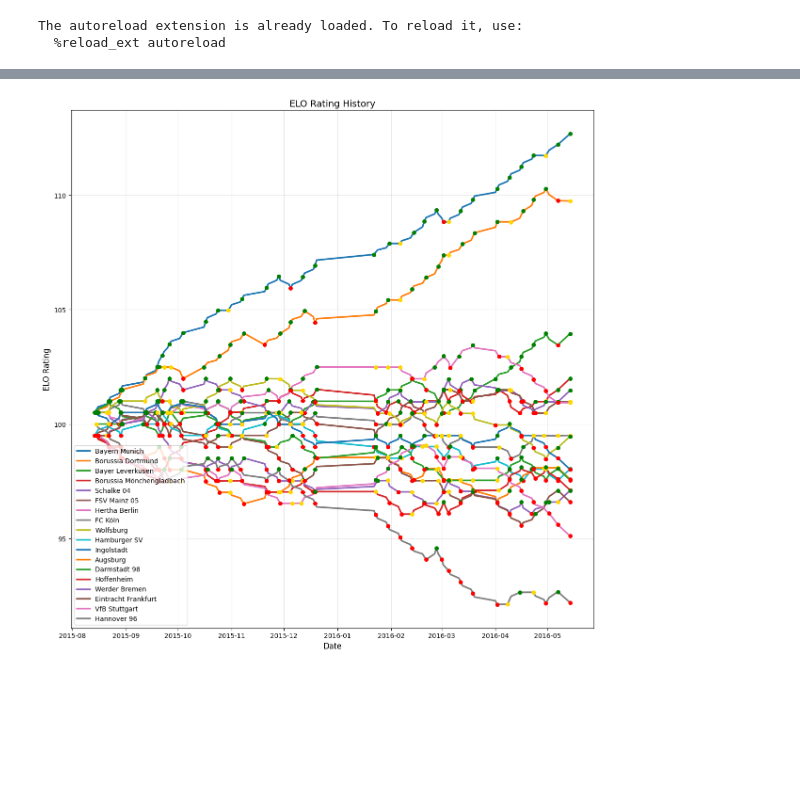
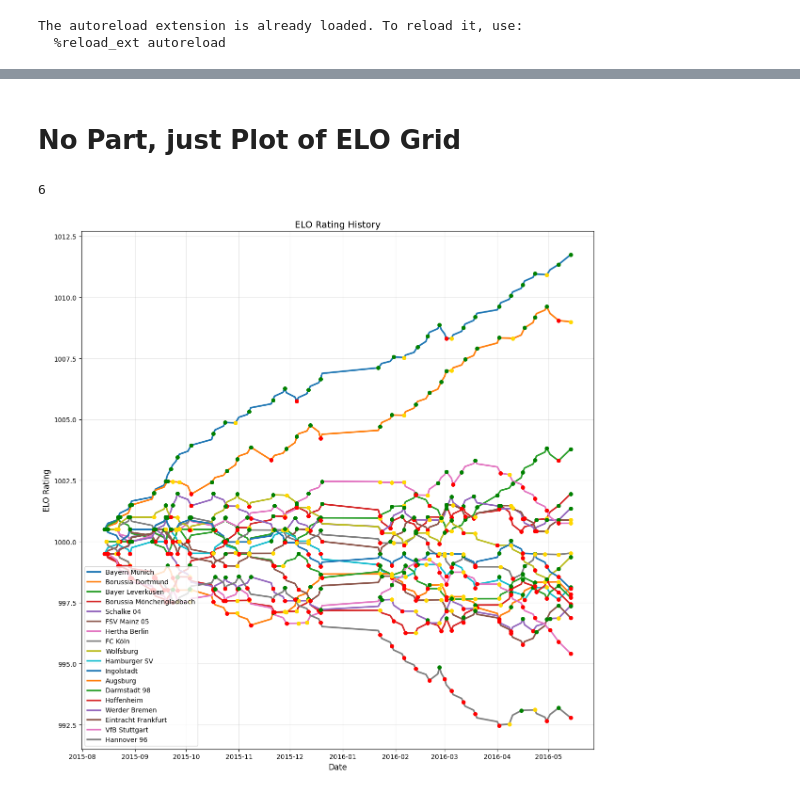
Before and after one commit to MaxPrinz98/FootballDSAI, a Jupyter notebook: Create_Elo_Clean.ipynb, the cells around one changed output, grey strips where cells are left out. Drawn from its saved outputs; the diff is of its cells as text; code cells hidden in the pictures; blank space fills up the shorter version.

Commit message:
Added elo_grid_search and more refactor

```diff
--- a/Create_Elo_Clean.ipynb
+++ b/Create_Elo_Clean.ipynb
@@ -56,31 +106,35 @@ print (loss_from_comparing_tables(final_table,team_stats))
+# %% [markdown]
+# No Part, just Plot of ELO Grid
+# %%
+team_stats, elo_history_df = calculate_elo_ratings(matches, K_FACTOR=1., SCALING_FACTOR = 100., HOME_ADVANTAGE=0.00, STARTING_ELO=1000.)
+print (loss_from_comparing_tables(final_table,team_stats))
+# %% [output]
+6
 # %%
-elo_history_df = pd.DataFrame(elo_history)
-#selected_teams = ['Barcelona', 'Real Madrid']
-selected_teams = team_stats.index.tolist()
+selected_teams = team_stats['team'].tolist()
 team_history = elo_history_df
-#team_history = team_history[team_history['date'] > '2014-12-31']
 
 elo_pivot = team_history.pivot(index='date', columns='team', values='elo')
 elo_pivot = elo_pivot.sort_index().interpolate()
 
 plt.figure(figsize=(12, 12))
 
 result_colors = {'win': 'green', 'loss': 'red', 'draw': 'gold'}
 
 for team in selected_teams:
     plt.plot(elo_pivot.index, elo_pivot[team], label=team, linewidth=2.5)
 
     team_points = team_history[team_history['team'] == team]
     for _, row in team_points.iterrows():
         plt.scatter(row['plot_date'], row['elo'], color=result_colors[row['result']], s=30, zorder=5)
 
 
 plt.title('ELO Rating History', fontsize=14)
 plt.xlabel('Date', fontsize=12)
 plt.ylabel('ELO Rating', fontsize=12)
 plt.grid(True, alpha=0.3)
 plt.legend(loc='lower left')
 plt.tight_layout()
 plt.show()
 # %% [output]
-[figure, old version]
+[figure, new version]
```
Also changed, not shown: parts of 10 cells of this notebook, 1 other file.
